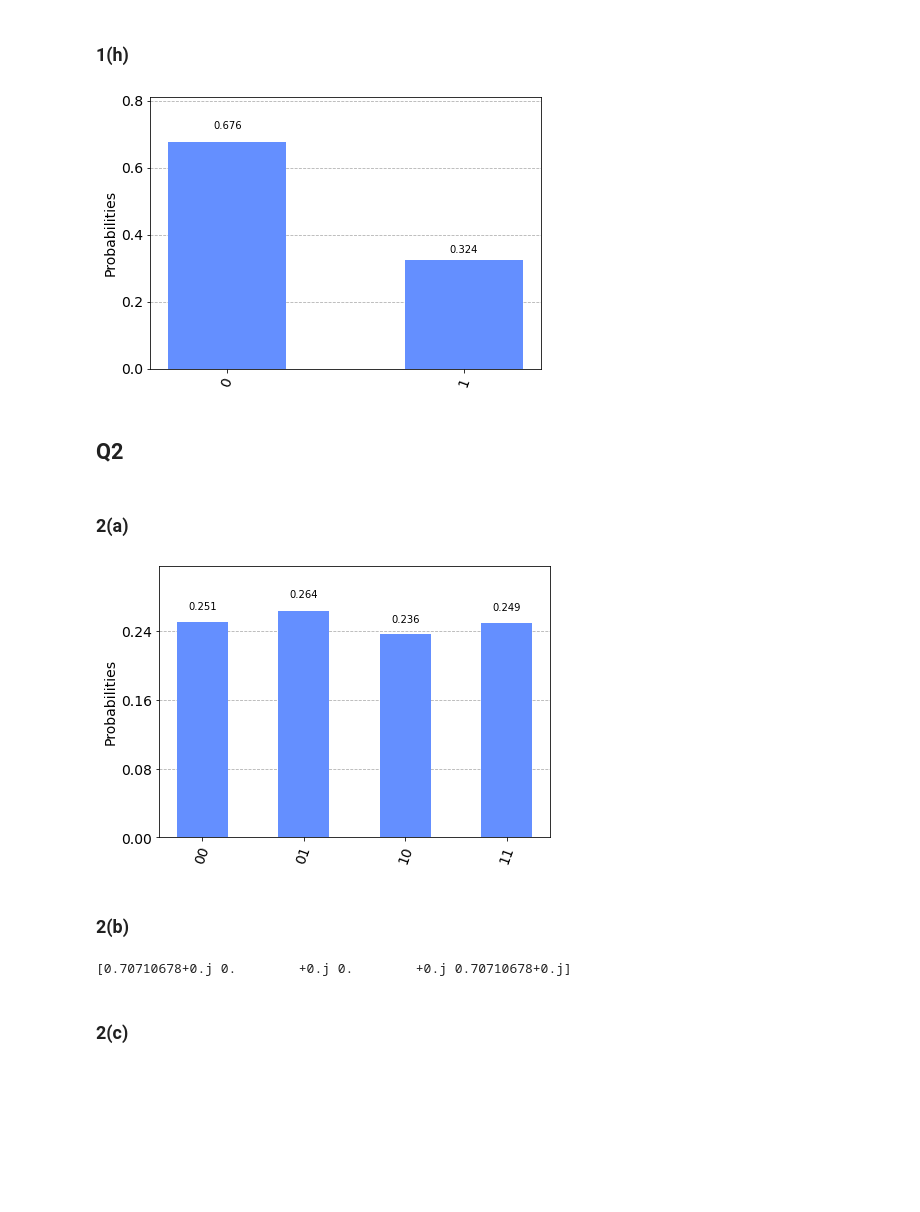
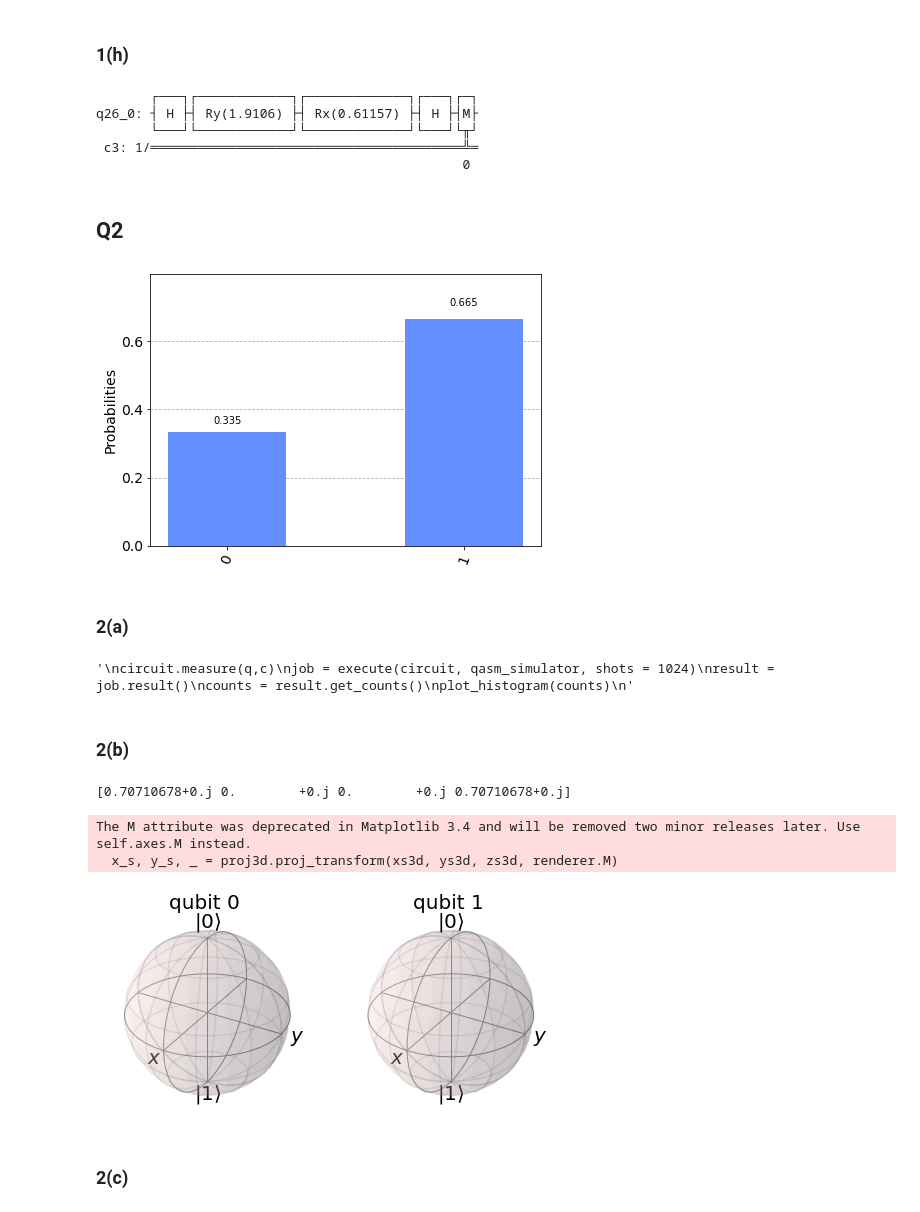
Before and after one commit to yuanchiachang/CommLab, a Jupyter notebook: Lab1/src/Lab1.ipynb, the cells around one changed output. Drawn from its saved outputs; the diff is of its cells as text; code cells hidden in the pictures; blank space fills up the shorter version.

```diff
--- a/Lab1/src/Lab1.ipynb
+++ b/Lab1/src/Lab1.ipynb
@@ -98,17 +105,28 @@ The M attribute was deprecated in Matplotlib 3.4 and will be removed two minor r
 q = QuantumRegister(1)
 c = ClassicalRegister(1)
 circuit = QuantumCircuit(q,c)
-circuit.ry(pi/9, q[0])
-circuit.h(q[0]) #for measuring in Hadamard bases[2]
+circuit.h(q[0]) #for preparing in Hadamard bases[1]
+circuit.ry(2 * np.arctan(np.sqrt(2)), q[0])
+circuit.rx(random.random(), q[0]) #the angle of rotation-X gate is independent of the measuring result
+#the above is the state for 2/3 probability of getting |-> state
+circuit.h(q[0]) #for measuring in Hadamard bases[1]
 circuit.measure(q,c)
-job = execute(circuit, qasm_simulator, shots = 1024)
-result = job.result()
-counts = result.get_counts()
-plot_histogram(counts)
+circuit.draw()
 # %% [output]
-[figure, removed]
+       ┌───┐┌────────────┐┌─────────────┐┌───┐┌─┐
+q26_0: ┤ H ├┤ Ry(1.9106) ├┤ Rx(0.61157) ├┤ H ├┤M├
+       └───┘└────────────┘└─────────────┘└───┘└╥┘
+ c3: 1/════════════════════════════════════════╩═
+                                               0
 # %% [markdown]
 ## Q2
+# %%
+job = execute(circuit, qasm_simulator, shots = 102400)
+result = job.result()
+counts = result.get_counts()
+plot_histogram(counts)
+# %% [output]
+[figure, added]
 # %% [markdown]
 ### 2(a)
 # %%
@@ -117,13 +135,15 @@ c = ClassicalRegister(2)
 circuit = QuantumCircuit(q,c)
 circuit.h(q[0])
 circuit.h(q[1])
+"""
 circuit.measure(q,c)
 job = execute(circuit, qasm_simulator, shots = 1024)
 result = job.result()
 counts = result.get_counts()
 plot_histogram(counts)
+"""
 # %% [output]
-[figure, removed]
+'\ncircuit.measure(q,c)\njob = execute(circuit, qasm_simulator, shots = 1024)\nresult = job.result()\ncounts = result.get_counts()\nplot_histogram(counts)\n'
 # %% [markdown]
 ### 2(b)
 # %%
@@ -131,13 +151,25 @@ q = QuantumRegister(2)
 c = ClassicalRegister(2)
 circuit = QuantumCircuit(q,c)
 circuit.h(q[0])
-circuit.cx(q[0], q[1]) #[3]
+circuit.cx(q[0], q[1]) #[2]
+
 job = execute(circuit, statevector_simulator)
 result = job.result()
 statevector = result.get_statevector()
 print(statevector)
+plot_bloch_multivector(statevector)
+# 1.to see the documentation
+# 2. to generate product state, and entangled state.
+#circuit.measure(q,c)
+#job = execute(circuit, qasm_simulator, shots = 1024)
+#result = job.result()
+#counts = result.get_counts()
+#plot_histogram(counts)
 # %% [output]
 [0.70710678+0.j 0.        +0.j 0.        +0.j 0.70710678+0.j]
+The M attribute was deprecated in Matplotlib 3.4 and will be removed two minor releases later. Use self.axes.M instead.
+  x_s, y_s, _ = proj3d.proj_transform(xs3d, ys3d, zs3d, renderer.M)
+[figure, added]
 # %% [markdown]
 ### 2(c)
 # %%
```
Also changed, not shown: parts of 47 cells of this notebook, 3 other files.
